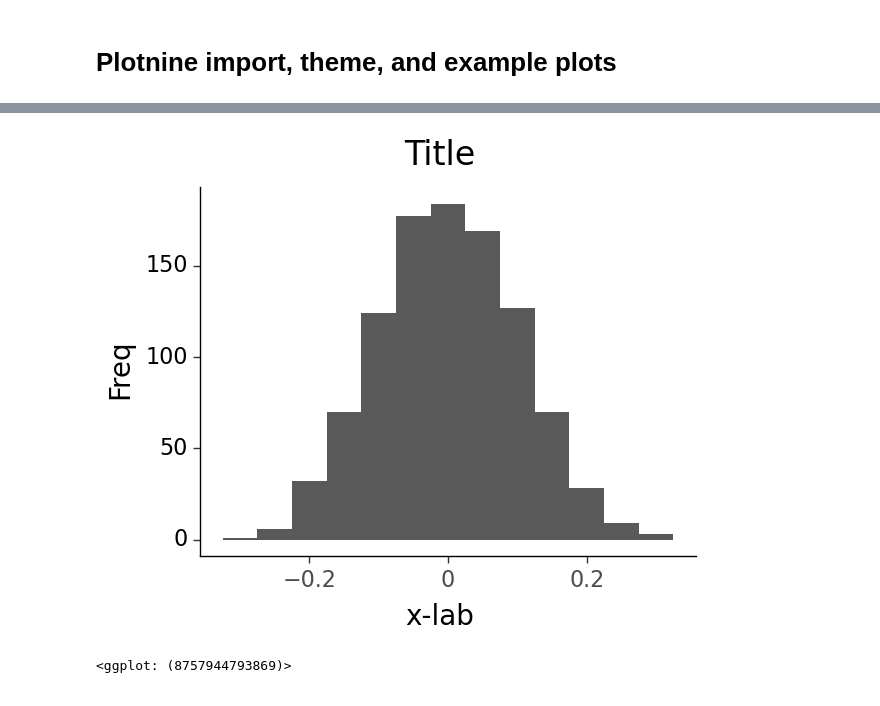
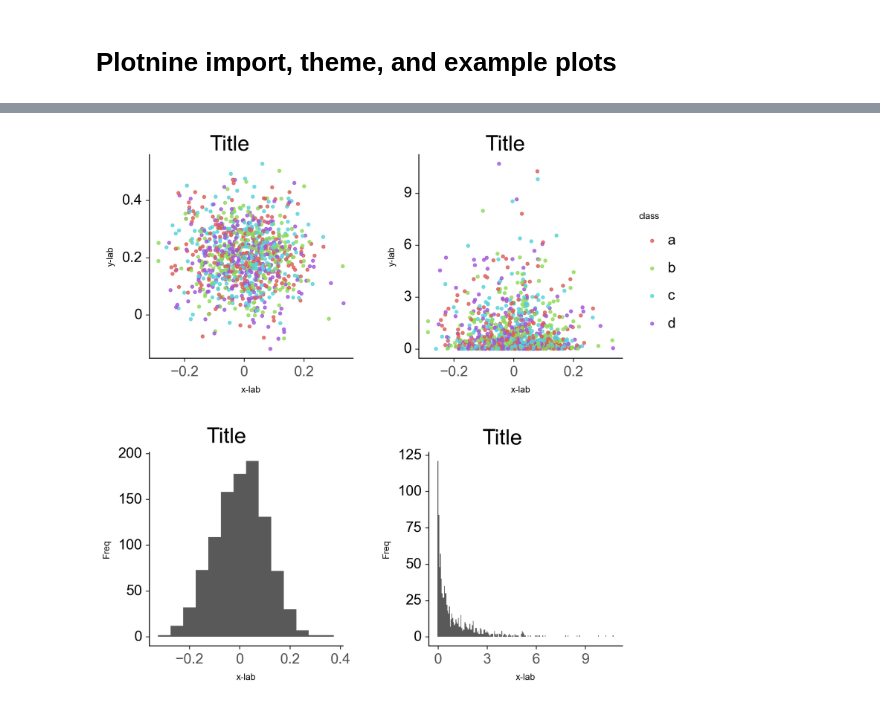
Before and after one commit to StephenHwang/my_plotnine, a Jupyter notebook: my_plotnine.ipynb, the cells around one changed output, grey strips where cells are left out. Drawn from its saved outputs; the diff is of its cells as text; code cells hidden in the pictures.

Commit message:
Update plotting example.

```diff
--- a/my_plotnine.ipynb
+++ b/my_plotnine.ipynb
@@ -39,6 +48,9 @@ import pandas as pd
 
 mu, sigma = 0, 0.1
 x = np.random.normal(mu, sigma, 1000)
-y = np.random.normal(mu, sigma, 1000)
+y = np.random.normal(mu+0.2, sigma, 1000)
+z = np.random.chisquare(1, 1000)
 
-data = pd.DataFrame(zip(x,y), columns=('x','y'))
+data = pd.DataFrame(zip(x,y,z), columns=('x','y','z'))
+data['class'] = ['a','b','c','d'] * (1000//4)
+data
@@ -61,14 +114,13 @@ data = pd.DataFrame(zip(x,y), columns=('x','y'))
-# %%
-# Example histogram
-
-(
-    ggplot(data, aes(x='x')) +
-    geom_histogram(binwidth=0.05) +  # or use: bins=10
-    ggtitle("Title") +
-    xlab("x-lab") +
-    ylab("Freq") +
-    theme_tufte_func(base_size=20, rotate=False)
-)
-# %% [output]
-[figure, removed]
-<ggplot: (8757944793869)>
+# %%
+p1_no_legend = (p1 + scale_color_discrete(guide=False))
+
+fig_lw = 3
+pw1 = pw.load_ggplot(p1_no_legend, figsize=(fig_lw,fig_lw))
+pw2 = pw.load_ggplot(p2, figsize=(fig_lw,fig_lw))
+pw3 = pw.load_ggplot(p3, figsize=(fig_lw,fig_lw))
+pw4 = pw.load_ggplot(p4, figsize=(fig_lw,fig_lw))
+
+pw_combine = ((pw1|pw2) / (pw3|pw4))
+pw_combine
+# %% [output]
+[figure, added]
```
Also changed, not shown: parts of 53 cells of this notebook, 1 other file.
